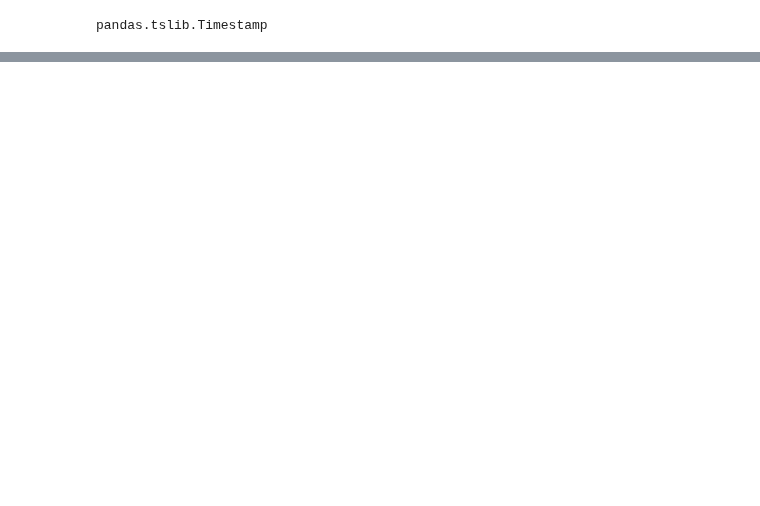
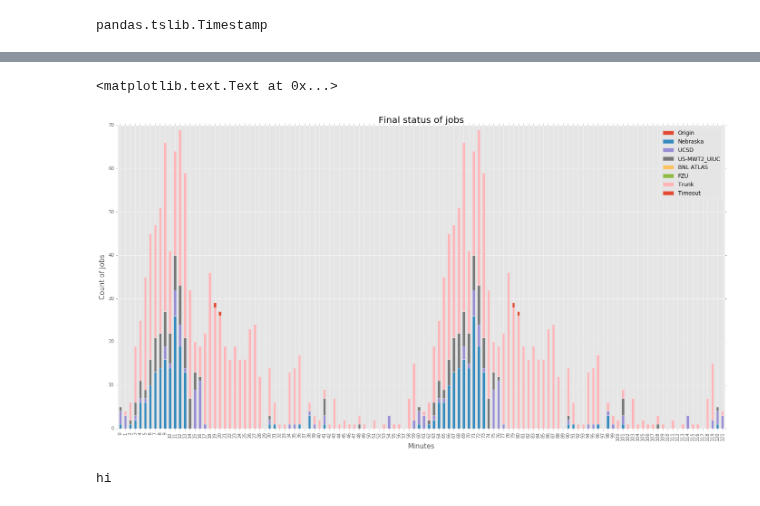
Before and after one commit to ATLAS-Analytics/AnalyticsNotebooks, a Jupyter notebook: Tony/Ilija plot.ipynb, the cells around one changed output, grey strips where cells are left out. Drawn from its saved outputs; the diff is of its cells as text; code cells hidden in the pictures; blank space fills up the shorter version.

```diff
--- a/Tony/Ilija plot.ipynb
+++ b/Tony/Ilija plot.ipynb
@@ -290,0 +299,13 @@ plt.ylabel('Count of concurrent jobs',fontsize=15)
+# %%
+finish.plot.bar(stacked=True,figsize=[24, 12])
+plt.title('Final status of jobs', fontsize=20)
+plt.xlabel('Minutes', fontsize=15)
+plt.ylabel('Count of jobs',fontsize=15)
+# %% [output]
+<matplotlib.text.Text at 0x...>
+[figure, added]
+# %%
+if 1==12 or 2==2:
+    print('hi')
+# %% [output]
+hi
```
Also changed, not shown: parts of 6 cells of this notebook, 5 other files.
